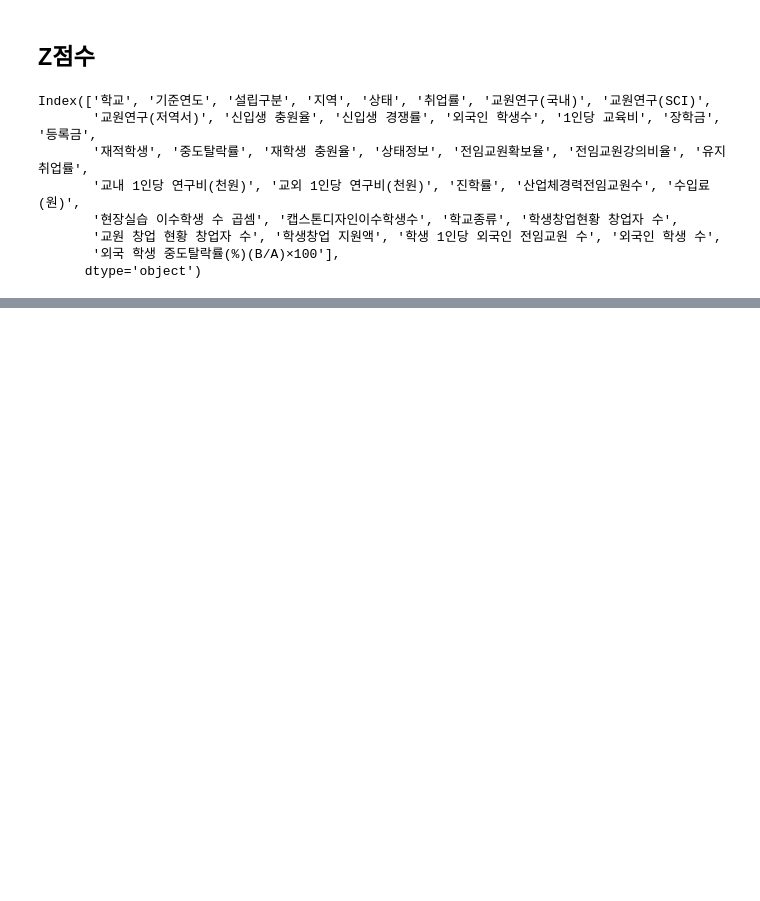
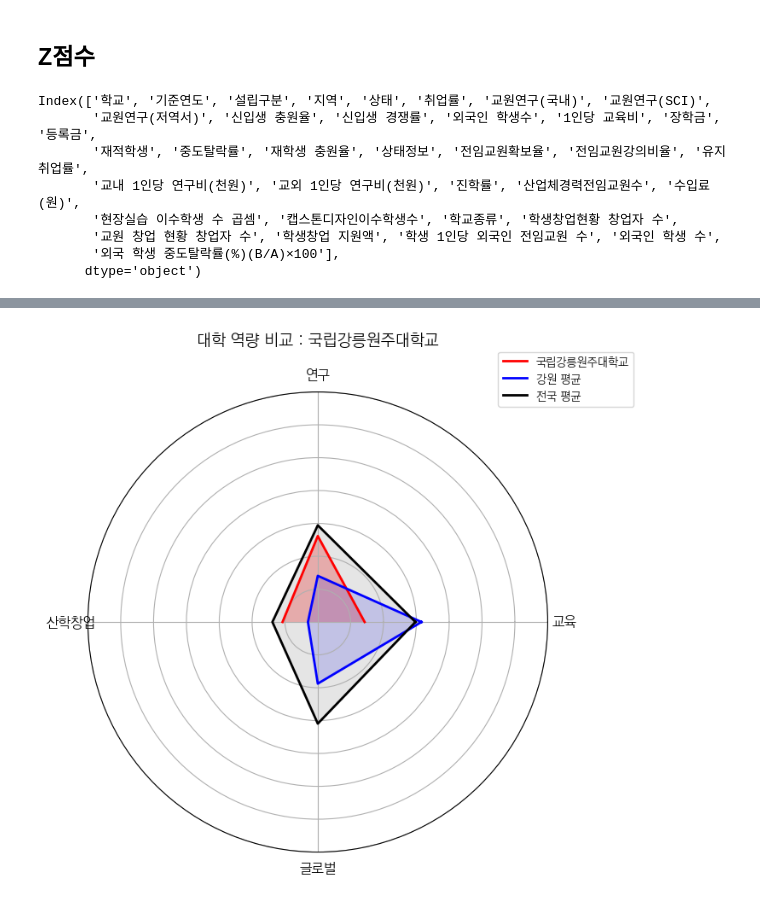
Before and after one commit to YOON00207/Spider_Chart_for_Univ, a Jupyter notebook: 8페이지대학역량측면.ipynb, the cells around one changed output, grey strips where cells are left out. Saved outputs shown, nothing was run; the diff lists cells and outputs as text; code cells hidden in the pictures; blank space fills up the shorter version.

```diff
--- a/8페이지대학역량측면.ipynb
+++ b/8페이지대학역량측면.ipynb
@@ -496,3 +496,7 @@ merge_eleven = pd.merge(merge_ten, foreign_student_selected, on = ['기준연도
 # %%
 foreign_drop_selected = clean_col_name(foreign_drop_selected, ['학교'])
 merge_twelve = pd.merge(merge_eleven, foreign_drop_selected, on = ['기준연도','설립구분','지역','상태','학교'], how = 'outer')
+# %%
+#강릉원주대 예외처리
+gw_origin = merge_twelve[merge_twelve['학교'].str.contains('강릉원주대')]
+#강릉원주대, 강릉원주대 2캠, 국립강릉원주대, 국립강릉원주대 2캠
@@ -571,0 +638,77 @@ zscore_cols = [col + "_Z" for col in target_cols]
+# %%
+import matplotlib.pyplot as plt
+import numpy as np
+import matplotlib.font_manager as fm
+import matplotlib.patheffects as path_effects
+
+# -----------------------------
+# 한글 폰트 설정
+# -----------------------------
+font_path = r"C:\Users\윤서현\Downloads\KoPubWorld Dotum_Pro Medium.otf"
+font_name = fm.FontProperties(fname=font_path).get_name()
+plt.rc('font', family=font_name)
+plt.rcParams['axes.unicode_minus'] = False
+
+# -----------------------------
+# 1. 영역 리스트
+# -----------------------------
+areas = ["교육", "연구", "산학창업", "글로벌"]
+
+# 특정 대학 선택
+school_name = "국립강릉원주대학교"
+row = merge_final[merge_final["학교"] == school_name].iloc[0]
+
+# 대학 점수
+school_values = [row[area + "_평균"] for area in areas]
+
+# 지역 평균 (같은 '지역' 컬럼 기준)
+region = row["지역"]
+region_values = merge_final[merge_final["지역"] == region][[area + "_평균" for area in areas]].mean().values
+
+# 전국 평균
+national_values = merge_final[[area + "_평균" for area in areas]].mean().values
+
+# -----------------------------
+# 2. 레이더 차트 좌표 준비
+# -----------------------------
+labels = areas
+num_vars = len(labels)
+
+angles = np.linspace(0, 2*np.pi, num_vars, endpoint=False).tolist()
+angles += angles[:1]
+
+school_values = school_values + [school_values[0]]
+region_values = region_values.tolist() + [region_values[0]]
+national_values = national_values.tolist() + [national_values[0]]
+
+# -----------------------------
+# 3. 플롯 그리기
+# -----------------------------
+fig, ax = plt.subplots(figsize=(7,7), subplot_kw=dict(polar=True))
+
+# 대학 (빨강)
+ax.plot(angles, school_values, color="red", linewidth=2, label=school_name)
+ax.fill(angles, school_values, color="red", alpha=0.25)
+
+# 지역 (파랑)
+ax.plot(angles, region_values, color="blue", linewidth=2, label=f"{region} 평균")
+ax.fill(angles, region_values, color="blue", alpha=0.15)
+
+# 전국 (검정)
+ax.plot(angles, national_values, color="black", linewidth=2, label="전국 평균")
+ax.fill(angles, national_values, color="black", alpha=0.1)
+
+# 눈금/라벨
+ax.set_xticks(angles[:-1])
+ax.set_xticklabels(labels, fontsize=12)
+ax.set_yticklabels([])
+
+# 필요 시 범위 확대 (차이 극명하게)
+ax.set_ylim(4.7, 5.4)
+
+# 범례
+ax.legend(loc="upper right", bbox_to_anchor=(1.2, 1.1))
+plt.title(f"대학 역량 비교 : {school_name}", fontsize=14, pad=20)
+plt.show()
+# %% [output]
+[figure, added]
```
Also changed, not shown: parts of 6 cells of this notebook, 3 other files.
